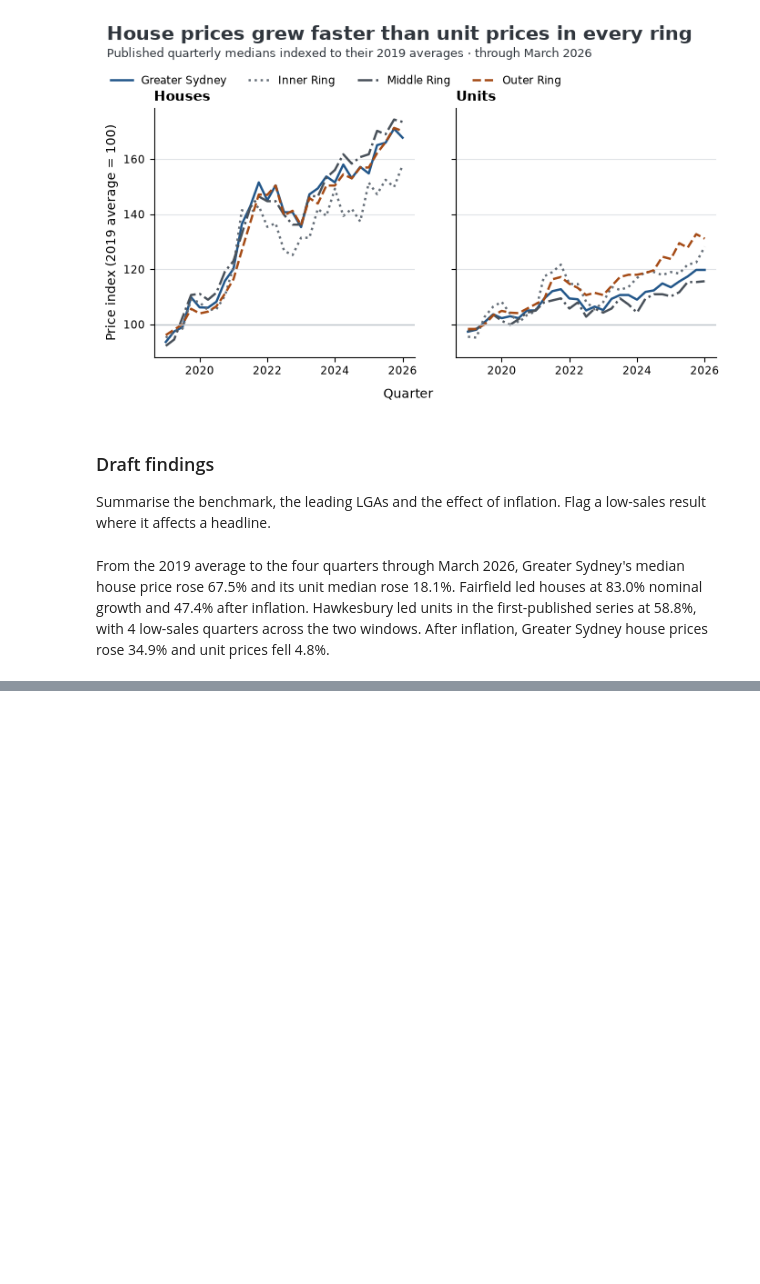
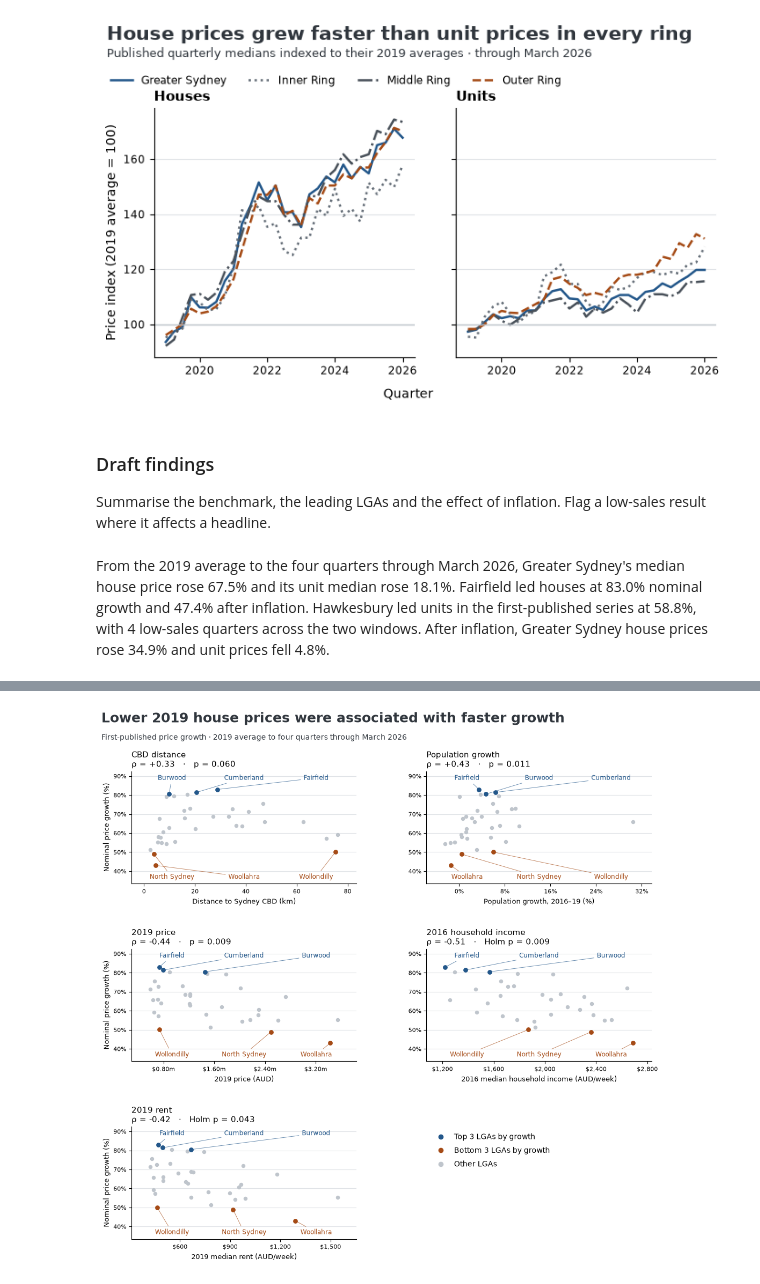
Before and after one commit to huiya-svg/sydney-housing-growth, a Jupyter notebook: notebooks/03_analysis.ipynb, the cells around one changed output, grey strips where cells are left out. Saved outputs shown, nothing was run; the diff lists cells and outputs as text; code cells hidden in the pictures; blank space fills up the shorter version.

```diff
--- a/notebooks/03_analysis.ipynb
+++ b/notebooks/03_analysis.ipynb
@@ -351,0 +503,7 @@ From the 2019 average to the four quarters through March 2026, Greater Sydney's
+# %%
+house_distance = factor_data.loc[factor_data["dwelling_type"].eq("house"), ["distance_km", "growth_pct_real"]]
+rho_real, p_real = spearmanr(house_distance["distance_km"], house_distance["growth_pct_real"], alternative="two-sided")
+nominal_distance = nominal_tests.set_index(["dwelling_type", "factor"]).loc[("house", "distance_km")]
+assert abs(rho_real - nominal_distance["rho"]) < 1e-12
+assert abs(p_real - nominal_distance["p"]) < 1e-12
+print(f"House CBD distance: both outcomes give rho {rho_real:+.6f} and p {p_real:.6f}.")
@@ -351,0 +545,11 @@ From the 2019 average to the four quarters through March 2026, Greater Sydney's
+# %%
+price_checks = []
+for dwelling in dwelling_types:
+    pairs = factor_data.loc[
+        factor_data["dwelling_type"].eq(dwelling), ["price_2019_rev", "growth_pct_rev"],
+    ].dropna()
+    rho, p = spearmanr(pairs["price_2019_rev"], pairs["growth_pct_rev"], alternative="two-sided")
+    price_checks.append((dwelling, len(pairs), rho, p, association_verdict(rho, p)))
+
+revised_price_check = pd.DataFrame(price_checks, columns=["dwelling_type", "n", "rho", "p", "verdict"])
+show_table(revised_price_check, test_formats)
@@ -351,0 +638,81 @@ From the 2019 average to the four quarters through March 2026, Greater Sydney's
+# %%
+from matplotlib.ticker import FuncFormatter, MaxNLocator
+
+factor_axes = {
+    "distance_km": ("Distance to Sydney CBD (km)", None),
+    "pop_growth_2016_19": ("Population growth, 2016–19 (%)", PercentFormatter(1, decimals=0)),
+    "price_2019": ("2019 price (AUD)", FuncFormatter(lambda x, pos: f"${x / 1_000_000:.2f}m")),
+    "income_2016_weekly": ("2016 median household income (AUD/week)", FuncFormatter(lambda x, pos: f"${x:,.0f}")),
+    "rent_2019_weekly": ("2019 median rent (AUD/week)", FuncFormatter(lambda x, pos: f"${x:,.0f}")),
+}
+scatter_titles = {
+    "house": "Lower 2019 house prices were associated with faster growth",
+    "unit": "The five unit tests found no clear relationship",
+}
+scatter_tests = nominal_tests.set_index(test_keys)
+
+def label_extremes(ax, points, factor, color, height):
+    """Spread labels left to right in factor order so the connectors stay readable."""
+    ordered = points.sort_values(factor)
+    for x_text, (_, row) in zip([0.18, 0.50, 0.82], ordered.iterrows(), strict=True):
+        ax.annotate(
+            row["lga"], (row[factor], row["growth_pct"]), xytext=(x_text, height),
+            textcoords="axes fraction", color=color, fontsize=8.4, ha="center", va="center",
+            arrowprops={"arrowstyle": "-", "color": color, "lw": 0.65, "alpha": 0.7},
+        )
+
+def plot_factor_scatter(dwelling):
+    data = factor_data.loc[factor_data["dwelling_type"].eq(dwelling)].sort_values("growth_rank")
+    top_names = set(data.head(3)["lga"])
+    bottom_names = set(data.tail(3)["lga"])
+    low, high = data["growth_pct"].min(), data["growth_pct"].max()
+    span = high - low
+    fig, axes = plt.subplots(3, 2, figsize=(11.2, 10.9))
+    fig.subplots_adjust(left=0.10, right=0.965, top=0.875, bottom=0.075, hspace=0.58, wspace=0.31)
+    fig.text(0.05, 0.976, scatter_titles[dwelling], fontsize=18, fontweight="bold", color=ink, va="top")
+    fig.text(
+        0.05, 0.939, f"First-published price growth · 2019 average to four quarters through {end_label}",
+        fontsize=10, color=ink, va="top",
+    )
+    for i, (ax, (factor, (x_label, formatter))) in enumerate(zip(axes.flat, factor_axes.items())):
+        points = data.dropna(subset=[factor])
+        top = points.loc[points["lga"].isin(top_names)]
+        bottom = points.loc[points["lga"].isin(bottom_names)]
+        other = points.loc[~points["lga"].isin(top_names | bottom_names)]
+        ax.scatter(other[factor], other["growth_pct"], color=light_grey, s=29, linewidths=0)
+        ax.scatter(top[factor], top["growth_pct"], color=blue, s=40, linewidths=0, zorder=3)
+        ax.scatter(bottom[factor], bottom["growth_pct"], color=rust, s=40, linewidths=0, zorder=3)
+        ax.set_ylim(low - 0.24 * span, high + 0.24 * span)
+        ax.margins(x=0.10)
+        label_extremes(ax, top, factor, blue, 0.94)
+        label_extremes(ax, bottom, factor, rust, 0.06)
+
+        test = scatter_tests.loc[(dwelling, factor)]
+        p_label = f"Holm p = {test['p_holm']:.3f}" if test["family"] == "exploratory" else f"p = {test['p']:.3f}"
+        ax.set_title(f"{factor_names[factor]}\nρ = {test['rho']:+.2f}   ·   {p_label}", loc="left", fontsize=10.5)
+        ax.set_xlabel(x_label, fontsize=9)
+        if i % 2 == 0:
+            ax.set_ylabel("Nominal price growth (%)", fontsize=9)
+        ax.yaxis.set_major_locator(MaxNLocator(6))
+        ax.yaxis.set_major_formatter(PercentFormatter(1, decimals=0))
+        ax.xaxis.set_major_locator(MaxNLocator(5))
+        if formatter is not None:
+            ax.xaxis.set_major_formatter(formatter)
+        ax.tick_params(labelsize=8)
+        ax.grid(axis="y", color=grid_grey)
+        ax.set_axisbelow(True)
+        ax.spines[["top", "right"]].set_visible(False)
+
+    axes.flat[-1].axis("off")
+    legend = [
+        Line2D([], [], linestyle="none", marker="o", color=blue, label="Top 3 LGAs by growth"),
+        Line2D([], [], linestyle="none", marker="o", color=rust, label="Bottom 3 LGAs by growth"),
+        Line2D([], [], linestyle="none", marker="o", color=light_grey, label="Other LGAs"),
+    ]
+    axes.flat[-1].legend(handles=legend, loc="upper left", frameon=False, fontsize=10, labelspacing=0.8)
+    save_chart(fig, f"factor_scatter_{dwelling}.png")
+
+for dwelling in dwelling_types:
+    plot_factor_scatter(dwelling)
+# %% [output]
+[figure, added]
```
Also changed, not shown: parts of 23 cells of this notebook, 9 other files.
